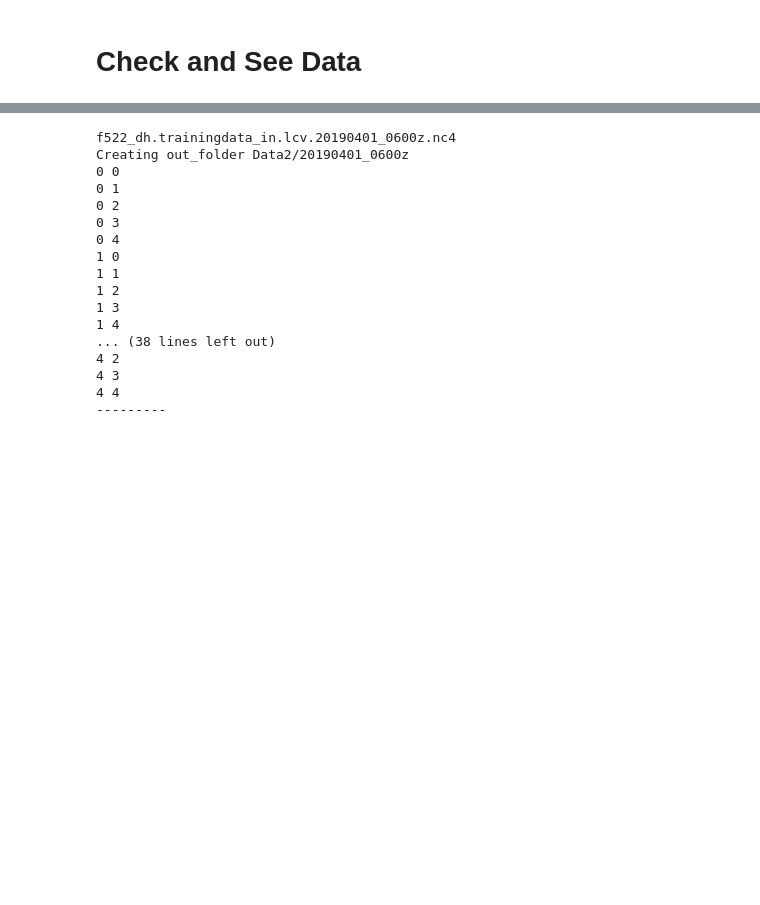
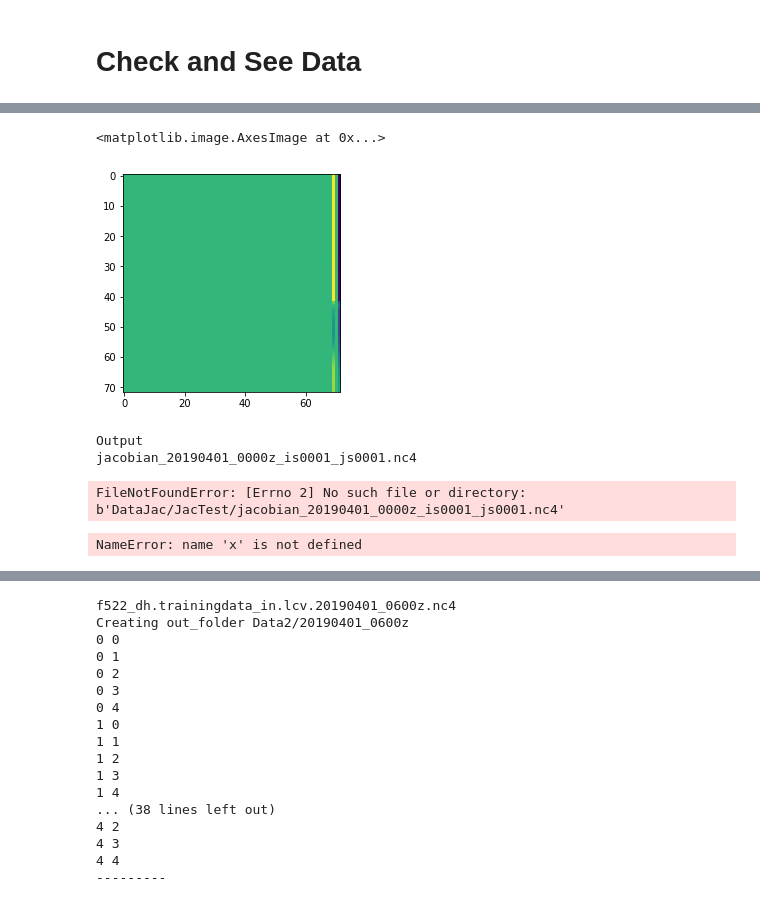
Before and after one commit to VIsh76/FLX_NN_emulation, a Jupyter notebook: DataChecking.ipynb, the cells around one changed output, grey strips where cells are left out. Cells and saved outputs as stored; diff of their text form; code cells hidden in the pictures; blank space fills up the shorter version.

```diff
--- a/DataChecking.ipynb
+++ b/DataChecking.ipynb
@@ -91,0 +290,6 @@ Creating out_folder /media/victor/Elements/MVA/Stage/Data2/20190401_0000z
+# %%
+import matplotlib.pyplot as plt
+plt.imshow(X[0,:,:,0].T)
+# %% [output]
+<matplotlib.image.AxesImage at 0x...>
+[figure, added]
@@ -91,0 +301,5 @@ Creating out_folder /media/victor/Elements/MVA/Stage/Data2/20190401_0000z
+# %%
+Convert_all_singles_from(in_path, o_path,div=(1,1))
+# %% [output]
+Output
+jacobian_20190401_0000z_is0001_js0001.nc4
@@ -91,0 +308,12 @@ Creating out_folder /media/victor/Elements/MVA/Stage/Data2/20190401_0000z
+# %%
+from netCDF4 import Dataset
+
+f = Dataset('DataJac/JacTest/jacobian_20190401_0000z_is0001_js0001.nc4')
+x=f.variables
+# %% [output]
+FileNotFoundError: [Errno 2] No such file or directory: b'DataJac/JacTest/jacobian_20190401_0000z_is0001_js0001.nc4'
+# %%
+for k in x.keys():
+    print(x[k].shape)
+# %% [output]
+NameError: name 'x' is not defined
```
Also changed, not shown: parts of 24 cells of this notebook, 8 other files.
